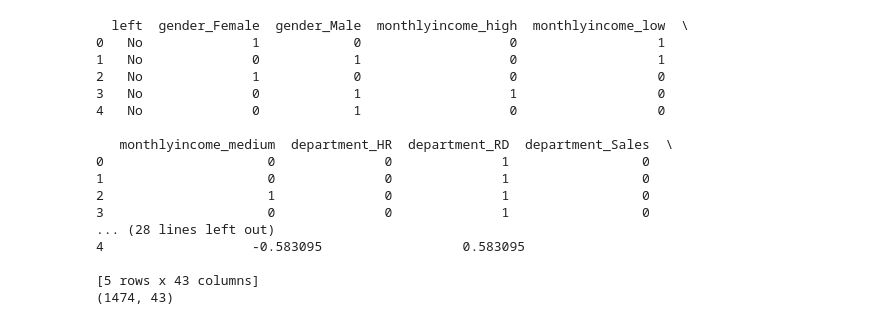
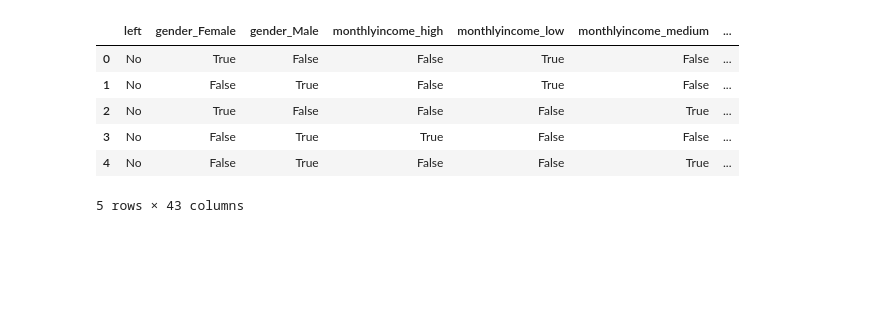
Before and after one commit to zainsiddiqii/EmployeeBehaviour, a Jupyter notebook: modelling.ipynb, the cells around one changed output. Saved outputs shown, nothing was run; the diff lists cells and outputs as text; code cells hidden in the pictures; blank space fills up the shorter version.

```diff
--- a/modelling.ipynb
+++ b/modelling.ipynb
@@ -17,15 +23,14 @@ dummy_cols = ['gender','monthlyincome','department','workingfromhome','businesst
              'jobsatisfaction', 'performancerating']
 
 ML_df_reduced = ML_df[dummy_cols]
-ML_df_reduced.department = ML_df_reduced.department.map({'Research & Development':'RD','Human Resources': 'HR','Sales':'Sales'})
-ML_df_reduced.workingfromhome = ML_df_reduced.workingfromhome.map({0:'n',1:'y'})
-ML_df_reduced.complaintfiled = ML_df_reduced.complaintfiled.map({0:'n',1:'y'})
-ML_df_reduced['id'] = np.arange(1,len(df)+1)
-ML_df_reduced['left'] = ML_df['left']
+ML_df_reduced.loc[:, 'department'] = ML_df_reduced.department.map({'Research & Development':'RD','Human Resources': 'HR','Sales':'Sales'})
+ML_df_reduced.loc[:, 'workingfromhome'] = ML_df_reduced.workingfromhome.map({0:'n',1:'y'})
+ML_df_reduced.loc[:, 'complaintfiled'] = ML_df_reduced.complaintfiled.map({0:'n',1:'y'})
+ML_df_reduced.loc[:, 'id'] = np.arange(1, len(ML_df)+1)
+ML_df_reduced.loc[:, 'left'] = ML_df.loc[:, 'left']
 
 for col in dummy_cols:
     ML_df_reduced = pd.get_dummies(ML_df_reduced, columns=[col], prefix=[col])
 
-print(ML_df_reduced.columns)
-print(ML_df_reduced.shape)
+ML_df_reduced.info()
 # %% [output]
@@ -146,24 +115,17 @@ Index(['ageGroup_18-24', 'ageGroup_25-35', 'ageGroup_36-49', 'ageGroup_50-60',
 # %%
-ML_DF = pd.merge(ML_df_reduced,ML_df_reduced2_scaled,how='outer')
+ML_DF = pd.merge(ML_df_reduced,
+                 ML_df_reduced2,
+                 how='outer')
+
 ML_DF = ML_DF.drop(columns='id')
-print(ML_DF.head())
-print(ML_DF.shape)
+
+ML_DF.head()
 # %% [output]
+|  | left | gender_Female | gender_Male | monthlyincome_high | monthlyincome_low | monthlyincome_medium | ... |
+| 0 | No | True | False | False | True | False | ... |
+| 1 | No | False | True | False | True | False | ... |
+| 2 | No | True | False | False | False | True | ... |
+| 3 | No | False | True | True | False | False | ... |
+| 4 | No | False | True | False | False | True | ... |
-  left  gender_Female  gender_Male  monthlyincome_high  monthlyincome_low  \
-0   No              1            0                   0                  1
-1   No              0            1                   0                  1
-2   No              1            0                   0                  0
-3   No              0            1                   1                  0
-4   No              0            1                   0                  0
-
-   monthlyincome_medium  department_HR  department_RD  department_Sales  \
-0                     0              0              1                 0
-1                     0              0              1                 0
-2                     1              0              1                 0
-3                     0              0              1                 0
-... (28 lines left out)
-4                   -0.583095                  0.583095
-
-[5 rows x 43 columns]
-(1474, 43)
+5 rows × 43 columns
 # %%
```
Also changed, not shown: parts of 11 cells of this notebook, 2 other files.
